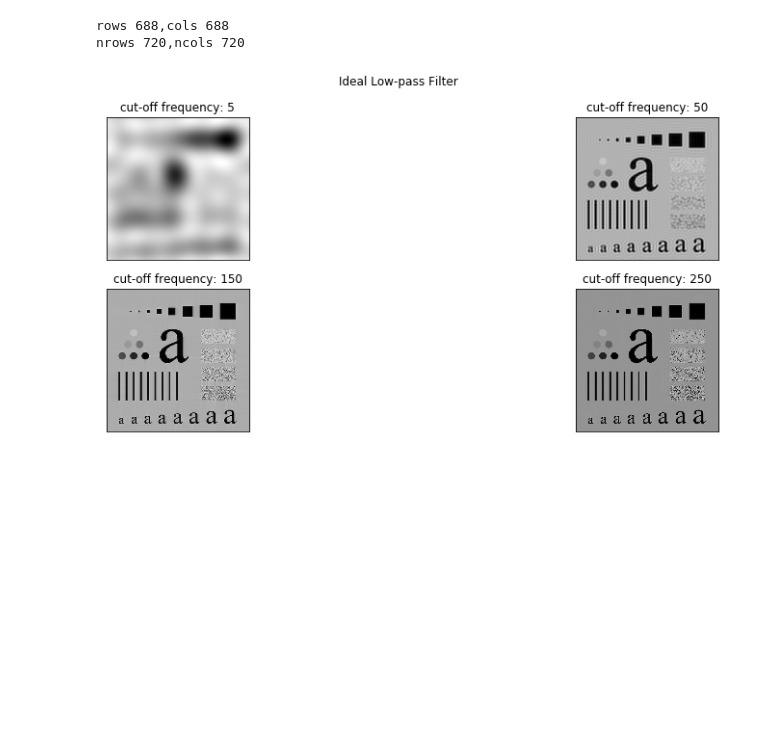
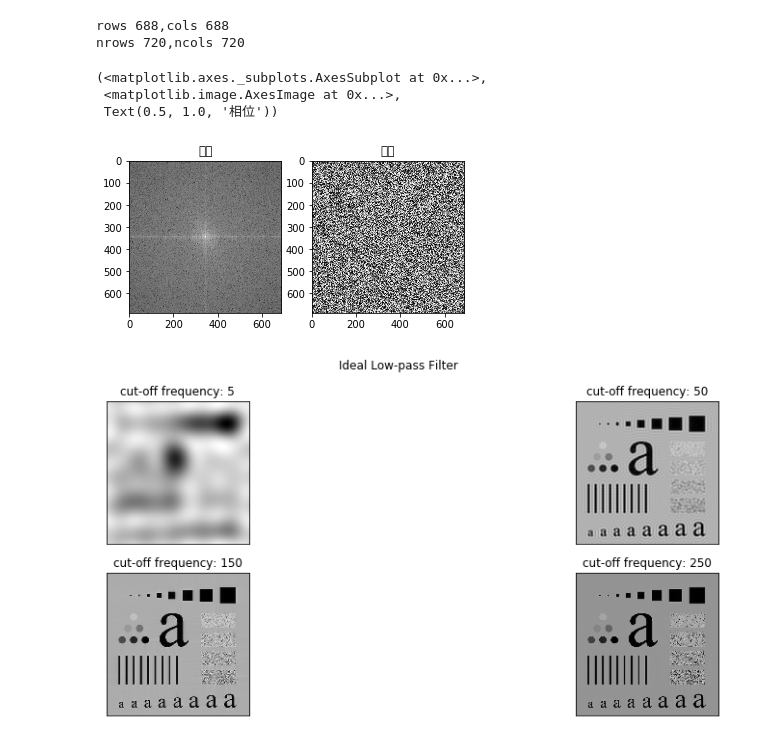
Before and after one commit to sunbin1993/image-processing, a Jupyter notebook: 01 ecnu/homework04.ipynb, the cells around one changed output. Drawn from its saved outputs; the diff is of its cells as text; code cells hidden in the pictures; blank space fills up the shorter version.

```diff
--- a/01 ecnu/homework04.ipynb
+++ b/01 ecnu/homework04.ipynb
@@ -5,31 +5,33 @@ import numpy as np
 # %%
 img = cv2.imread('images/fig0441.tif',0) #直接读为灰度图像
 assert img.ndim == 2, 'img should be gray.'
 rows,cols = img.shape[:2]
 print('rows %s,cols %s' % (rows,cols))
 #计算最优尺寸
 nrows = cv2.getOptimalDFTSize(rows)
 ncols = cv2.getOptimalDFTSize(cols)
 print('nrows %s,ncols %s' % (nrows,ncols))
 # 根据新尺寸，建立新变换图像
 #nimg = np.zeros((nrows, ncols))
 #nimg[:rows, :cols] = img
 #print('nimg %s ' % nimg)
 dft = cv2.dft(np.float32(img), flags=cv2.DFT_COMPLEX_OUTPUT)
 # 换位，低频部分移到中间，高频部分移到四周
 dft_shift  = np.fft.fftshift(dft)
-# f = np.fft.fft2(img)
-# fshift = np.fft.fftshift(f) # 快速傅里叶变换算法得到频率分布
-# img_a = np.log(np.abs(fshift)) # fft 结果是复数，求绝对值结果才是振幅
-# img_p = np.angle(fshift) # 取相位
+f = np.fft.fft2(img)
+fshift = np.fft.fftshift(f) # 快速傅里叶变换算法得到频率分布
+img_a = np.log(np.abs(fshift)) # fft 结果是复数，求绝对值结果才是振幅
+img_p = np.angle(fshift) # 取相位
 # plt.subplot(131),plt.imshow(img,'gray'),plt.title('origin')
-# plt.subplot(132),plt.imshow(img_a,'gray'),plt.title('amplitude')
-# plt.subplot(133),plt.imshow(img_p,'gray'),plt.title('phase')
-# # plt.subplot(121),plt.imshow(f_a,'gray'),plt.title('振幅')
-# # plt.subplot(122),plt.imshow(f_p,'gray'),plt.title('相位')
+plt.subplot(121),plt.imshow(img_a,'gray'),plt.title('振幅')
+plt.subplot(122),plt.imshow(img_p,'gray'),plt.title('相位')
 # %% [output]
 rows 688,cols 688
 nrows 720,ncols 720
+(<matplotlib.axes._subplots.AxesSubplot at 0x...>,
+ <matplotlib.image.AxesImage at 0x...>,
+ Text(0.5, 1.0, '相位'))
+[figure, added]
 # %%
 def ifft(fft_mat):
     '''傅立叶反变换，返回反变换图像'''
```
